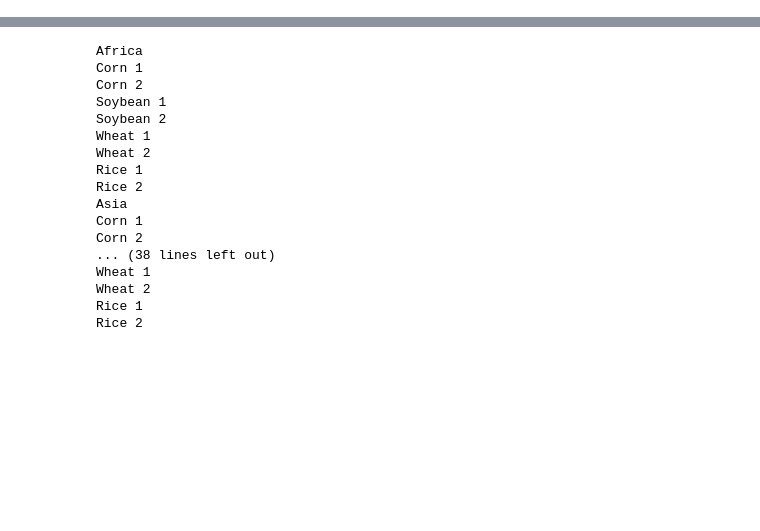
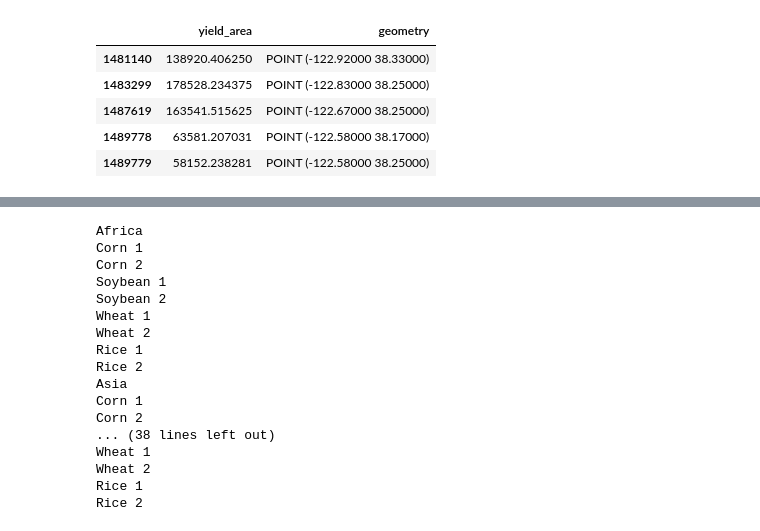
Before and after one commit to allfed/LosingIndustryCropYields, a Jupyter notebook: scripts/Reduction_by_continent.ipynb, the cells around one changed output, grey strips where cells are left out. Saved outputs shown, nothing was run; the diff lists cells and outputs as text; code cells hidden in the pictures; blank space fills up the shorter version.

```diff
--- a/scripts/Reduction_by_continent.ipynb
+++ b/scripts/Reduction_by_continent.ipynb
@@ -10,7 +10,7 @@ import matplotlib as mpl
 import seaborn as sns
 import warnings
 # %%
-crops = ['Corn', 'Soybean', "Wheat", "Rice"]
+crops = ['Corn']#, 'Soybean', "Wheat", "Rice"]
 phases = [1,2]
 # %%
 # Read in the data
@@ -60,0 +78,11 @@ regions.to_crs("EPSG:4326", inplace=True)
+# %%
+crop_geo = dataframe_to_geopandas(crop, name_lon="lon", name_lat="lat", name_data="yield_area")
+crop_geo.crs = "EPSG:4326"
+crop_geo.head()
+# %% [output]
+|  | yield_area | geometry |
+| 1481140 | 138920.406250 | POINT (-122.92000 38.33000) |
+| 1483299 | 178528.234375 | POINT (-122.83000 38.25000) |
+| 1487619 | 163541.515625 | POINT (-122.67000 38.25000) |
+| 1489778 | 63581.207031 | POINT (-122.58000 38.17000) |
+| 1489779 | 58152.238281 | POINT (-122.58000 38.25000) |
```
Also changed, not shown: parts of 11 cells of this notebook.
